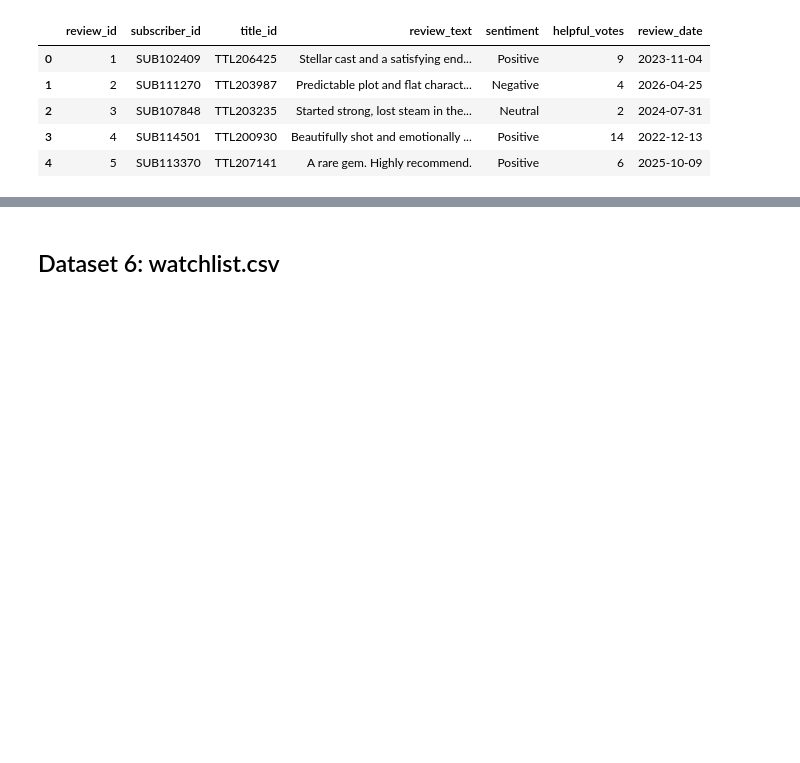
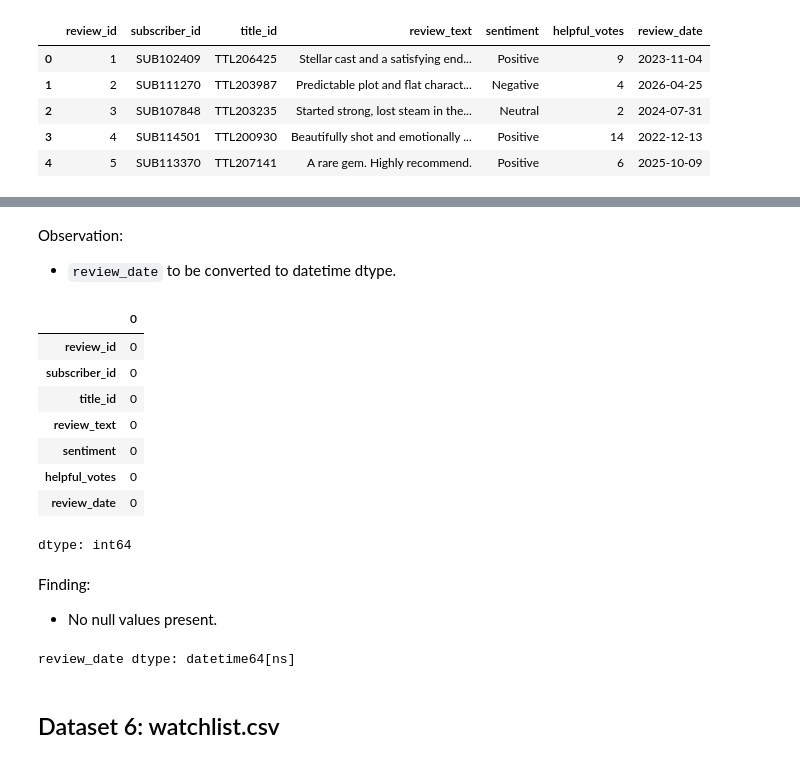
Before and after one commit to Bindiya-Anand/StreamFlix-Content-Analytics-Project, a Jupyter notebook: notebooks/StreamFlix_Phase1_Bindiya_Anand.ipynb, the cells around one changed output, grey strips where cells are left out. Drawn from its saved outputs; the diff is of its cells as text; code cells hidden in the pictures; blank space fills up the shorter version.

```diff
--- a/notebooks/StreamFlix_Phase1_Bindiya_Anand.ipynb
+++ b/notebooks/StreamFlix_Phase1_Bindiya_Anand.ipynb
@@ -266,3 +397,29 @@ reviews.head()
+# %% [markdown]
+Observation:
+- `review_date` to be converted to datetime dtype.
+# %%
+# checking for null values
+reviews.isna().sum()
+# %% [output]
+|  | 0 |
+| review_id | 0 |
+| subscriber_id | 0 |
+| title_id | 0 |
+| review_text | 0 |
+| sentiment | 0 |
+| helpful_votes | 0 |
+| review_date | 0 |
+dtype: int64
+# %% [markdown]
+Finding:
+- No null values present.
+# %%
+# coverting review_date to datatime dtype
+reviews['review_date'] = pd.to_datetime(reviews['review_date'])
+
+print('review_date dtype:', reviews['review_date'].dtype)
+# %% [output]
+review_date dtype: datetime64[ns]
 # %% [markdown]
 ## Dataset 6: watchlist.csv
 # %%
```
Also changed, not shown: parts of 23 cells of this notebook.
